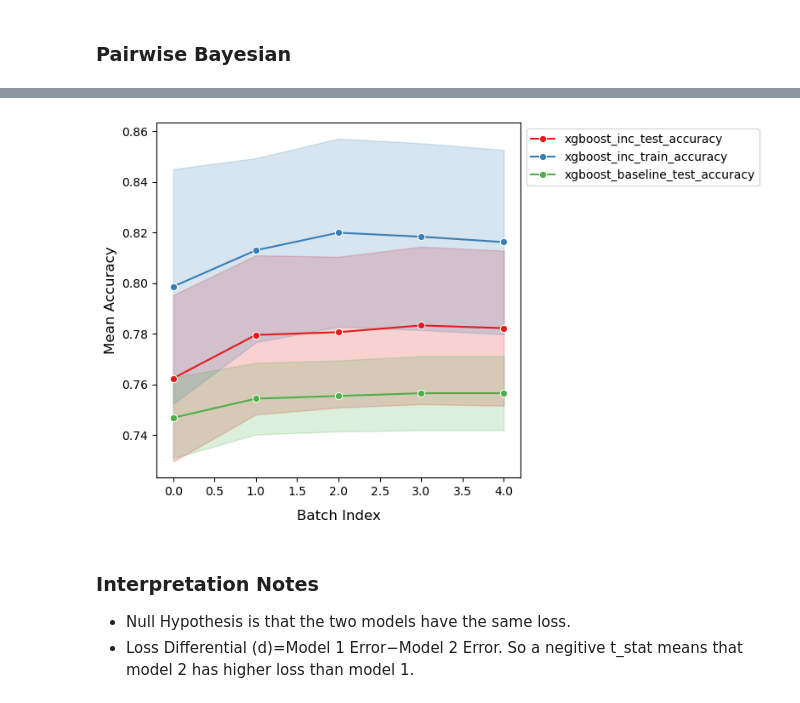
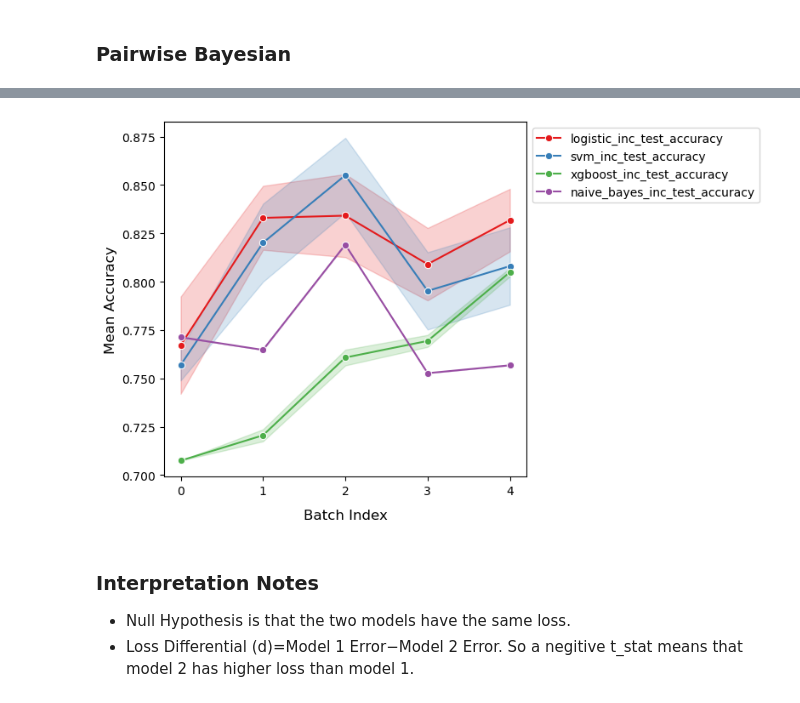
Before and after one commit to mack-mallett/Cash-Flows, a Jupyter notebook: experiments/model_comparison.ipynb, the cells around one changed output, grey strips where cells are left out. Saved outputs shown, nothing was run; the diff lists cells and outputs as text; code cells hidden in the pictures.

Commit message:
batch commit before report writing

```diff
--- a/experiments/model_comparison.ipynb
+++ b/experiments/model_comparison.ipynb
@@ -21,12 +21,12 @@ def read_and_append(file:Path, accumulation_list:list):
 
 def inc_base_reader(num_batches:int, result_dict:dict, num_tests:int):
     for clf, _ in result_dict.items():
-        results_dir = Path.cwd() / 'results' / 'big_init_chunk' / f"{clf}"
+        results_dir = Path.cwd() / 'results' / 'big_init_chunk_ss' / f"{clf}"
         inc_test_results = []
         inc_train_results = []
         baseline_results = []
-        for i in range(num_batches):
-            for j in range(num_tests):
+        for j in range(num_tests):
+            for i in range(num_batches):
                 inc_test_results = read_and_append(results_dir / f"{clf}_inc_test{j}_batch{i}_test_accuracy.csv", inc_test_results)
                 inc_train_results = read_and_append(results_dir / f"{clf}_inc_test{j}_batch{i}_train_accuracy.csv", inc_train_results)
                 baseline_results = read_and_append(results_dir / f"{clf}_base_test{j}_batch{i}_test_accuracy.csv", baseline_results)
@@ -39,20 +39,21 @@ def inc_base_reader(num_batches:int, result_dict:dict, num_tests:int):
         result_dict[clf] = results
     return result_dict
 # %%
-results = inc_base_reader(5, results, 10)
+num_tests = 100
+results = inc_base_reader(5, results, num_tests)
 # %%
 # results['logistic']
 # %%
 full_results = pd.concat(results, axis=1).droplevel(level=0, axis=1)
 # %%
 #Setup the variables
-# cv = StratifiedKFold(n_splits=8, shuffle=True, random_state=0)
-basics = st.TestVariables(results=full_results, num_test=10)
+# This is where I would test for Normal Distributions
+basics = st.TestVariables(results=full_results, num_test=num_tests)
 rope_interval = [-0.01, 0.01]
 means_dict = {}
 vars_dict = {}
 for col in basics.model_scores.transpose().columns:
-    m, v = st.get_mean_var(basics.model_scores.transpose()[col].to_numpy(), 5, 10)
+    m, v = st.get_mean_var(basics.model_scores.transpose()[col].to_numpy(), 5, num_tests)
     means_dict[col] = m
     vars_dict[col] = v
 
@@ -84,37 +78,52 @@ mean_model_scores
+# %%
+#mean_model_scores df masks
+#Model self comparison masks
+mean_logistic_comp = [col for col in mean_model_scores.columns if col.startswith('logistic')]
+mean_naive_bayes_comp = [col for col in mean_model_scores.columns if col.startswith('naive_bayes')]
+mean_linear_comp = [col for col in mean_model_scores.columns if col.startswith('svm')]
+mean_xgboost_comp = [col for col in mean_model_scores.columns if col.startswith('xgboost')]
+mean_k_means_comp = [col for col in mean_model_scores.columns if col.startswith('knn')]
+
+#Incremental model comparison masks
+mean_inc_test_comp = [col for col in mean_model_scores.columns if 'inc_test' in col]
+mean_inc_test_comp_lknn = [col for col in mean_model_scores.columns if 'knn' not in col if'inc_test' in col]
+
+#Baseline model comparison masks
+mean_base_test_comp = [col for col in mean_model_scores.columns if 'baseline_test' in col]
+mean_base_test_comp_lknn = [col for col in mean_model_scores.columns if 'knn' not in col if'baseline_test' in col]
 # %%
-import matplotlib.pyplot as plt
-import numpy as np
-import seaborn as sns
-plot_df = mean_model_scores.iloc[:, 6:]
+
+plot_df = mean_model_scores.loc[:,mean_inc_test_comp_lknn]
 
 fig, ax = plt.subplots(figsize=(8, 5))
 colors = sns.color_palette("Set1", n_colors=len(plot_df.columns))
 
 for i, col in enumerate(plot_df.columns):
     x = plot_df.index
     mean = plot_df[col]
     std = np.sqrt(var_model_scores[col])  # Standard deviation
 
     # Draw main line
     sns.lineplot(
         x=x,
         y=mean,
         label=col,
         color=colors[i],
         marker="o",
         ax=ax,
     )
     # Add shaded error band (mean ± std)
     ax.fill_between(x, mean - std, mean + std, color=colors[i], alpha=0.2)
 
+ax.set_xticks(plot_df.index)
 sns.move_legend(ax, "upper left", bbox_to_anchor=(1, 1))
 ax.set_xlabel("Batch Index", size=12, labelpad=10)
 ax.set_ylabel("Mean Accuracy", size=12)
 
 plt.tight_layout()
 plt.show()
 # %% [output]
-[figure, old version]
+[figure, new version]
 # %% [markdown]
 ### Interpretation Notes
  - Null Hypothesis is that the two models have the same loss.
```
Also changed, not shown: parts of 14 cells of this notebook, 5 other files.
